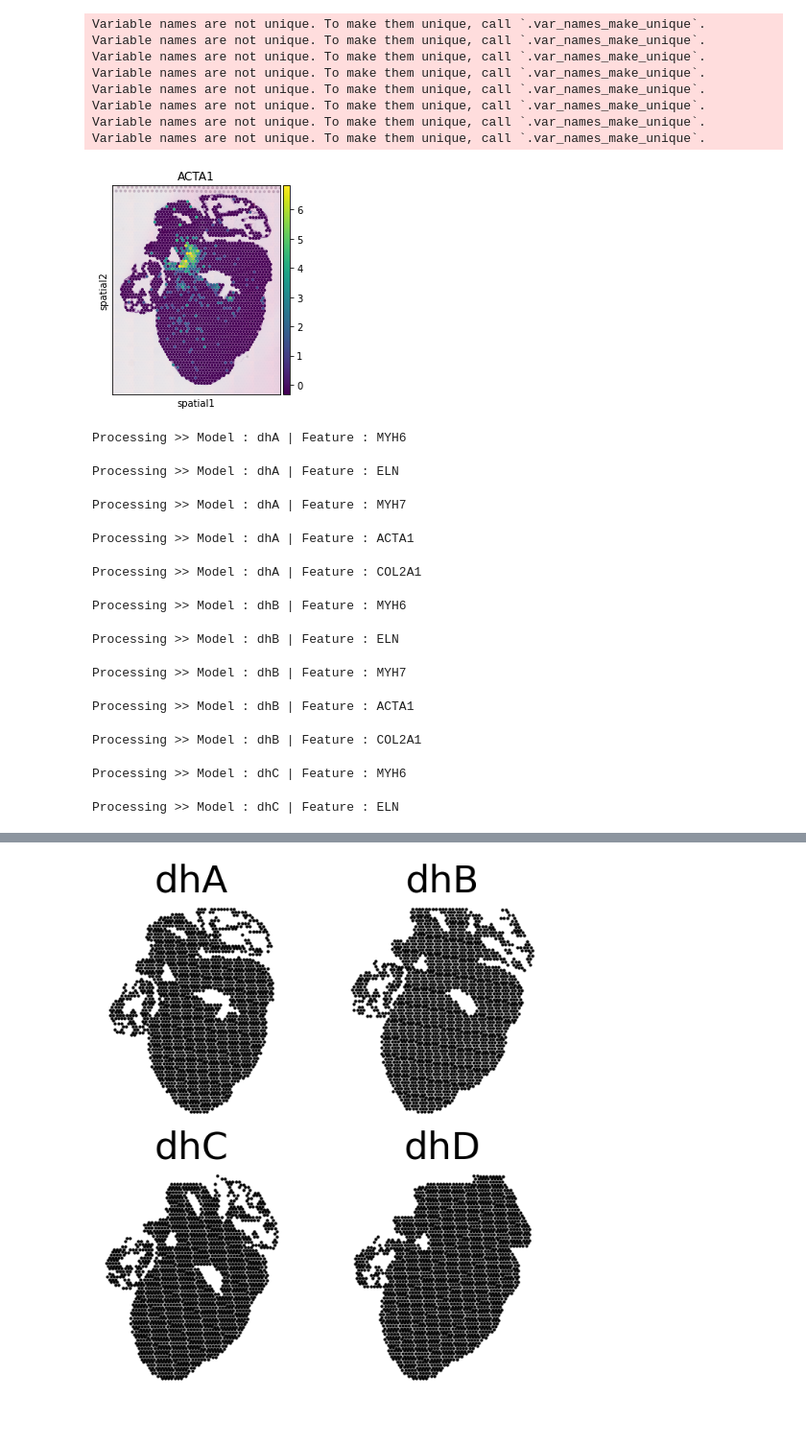
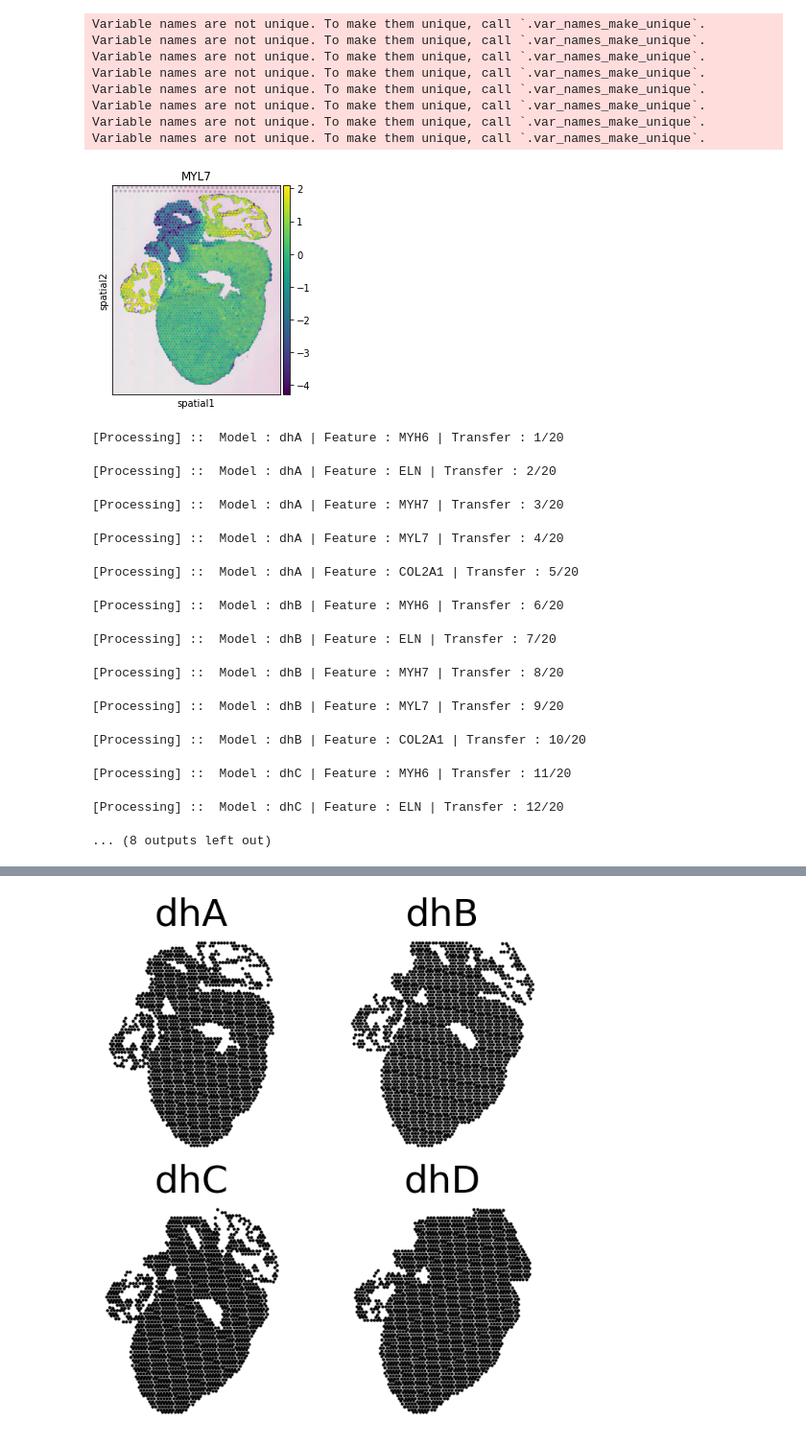
Before and after one commit to almaan/eggplant, a Jupyter notebook: notebooks/developmental-heart.ipynb, the cells around one changed output, grey strips where cells are left out. Shown at 96% size. Cells and saved outputs as stored; diff of their text form; code cells hidden in the pictures.

```diff
--- a/notebooks/developmental-heart.ipynb
+++ b/notebooks/developmental-heart.ipynb
@@ -152,14 +152,14 @@ Variable names are not unique. To make them unique, call `.var_names_make_unique
 Variable names are not unique. To make them unique, call `.var_names_make_unique`.
 Variable names are not unique. To make them unique, call `.var_names_make_unique`.
 # %%
-sc.pl.spatial(adatas["dhA"],color ="ACTA1",size=0.4e-4)
+sc.pl.spatial(adatas["dhA"],color ="MYL7",size=0.4e-4)
 # %% [output]
-[figure, old version]
+[figure, new version]
 # %%
 ref.clean()
 # %%
 np.random.seed(1337)
-genes = ["MYH6","ELN","MYH7","ACTA1","COL2A1"]
+genes = ["MYH6","ELN","MYH7","MYL7","COL2A1"]
 idx = np.random.choice(len(adatas["dhA"]),
                        replace = False,
                        size = 1500)
@@ -175,18 +175,19 @@ losses = eg.fun.transfer_to_reference(adatas,
                                       max_cg_iterations = 10000,
                                       )
 # %% [output]
-Processing >> Model : dhA | Feature : MYH6
+[Processing] ::  Model : dhA | Feature : MYH6 | Transfer : 1/20
-Processing >> Model : dhA | Feature : ELN
+[Processing] ::  Model : dhA | Feature : ELN | Transfer : 2/20
-Processing >> Model : dhA | Feature : MYH7
+[Processing] ::  Model : dhA | Feature : MYH7 | Transfer : 3/20
-Processing >> Model : dhA | Feature : ACTA1
+[Processing] ::  Model : dhA | Feature : MYL7 | Transfer : 4/20
-Processing >> Model : dhA | Feature : COL2A1
+[Processing] ::  Model : dhA | Feature : COL2A1 | Transfer : 5/20
-Processing >> Model : dhB | Feature : MYH6
+[Processing] ::  Model : dhB | Feature : MYH6 | Transfer : 6/20
-Processing >> Model : dhB | Feature : ELN
+[Processing] ::  Model : dhB | Feature : ELN | Transfer : 7/20
-Processing >> Model : dhB | Feature : MYH7
+[Processing] ::  Model : dhB | Feature : MYH7 | Transfer : 8/20
-Processing >> Model : dhB | Feature : ACTA1
+[Processing] ::  Model : dhB | Feature : MYL7 | Transfer : 9/20
-Processing >> Model : dhB | Feature : COL2A1
+[Processing] ::  Model : dhB | Feature : COL2A1 | Transfer : 10/20
-Processing >> Model : dhC | Feature : MYH6
+[Processing] ::  Model : dhC | Feature : MYH6 | Transfer : 11/20
-Processing >> Model : dhC | Feature : ELN
+[Processing] ::  Model : dhC | Feature : ELN | Transfer : 12/20
+... (8 outputs left out)
 # %%
 eg.pl.model_diagnostics(losses = losses)
 # %% [output]
```
Also changed, not shown: parts of 10 cells of this notebook, 8 other files.
